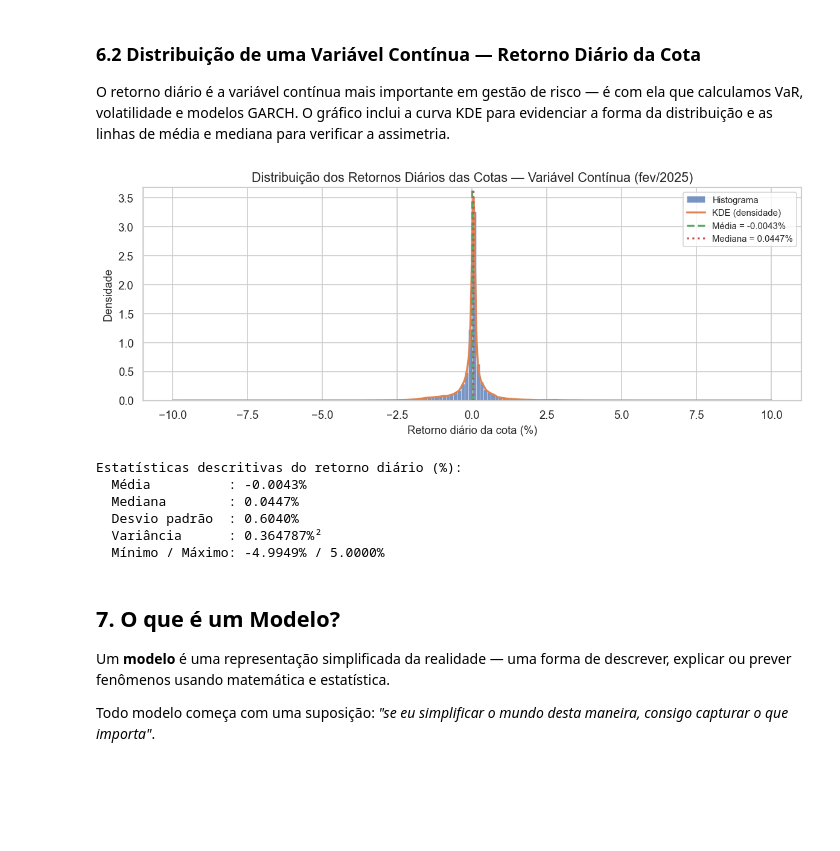
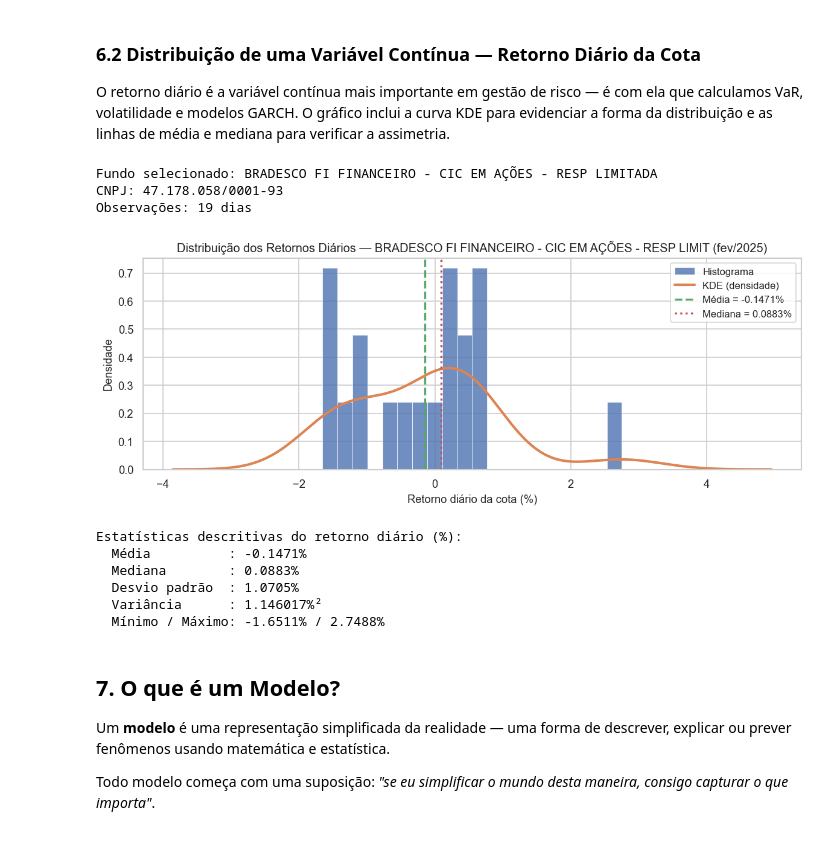
Before and after one commit to jescoelho/ciencia-dados, a Jupyter notebook: notebooks/fundamentos/02_medidas_posicao.ipynb, the cells around one changed output. Cells and saved outputs as stored; diff of their text form; code cells hidden in the pictures; blank space fills up the shorter version.

Commit message:
Refactor: reestrutura seção 3 com subitens para média, mediana e moda; simplifica 3.4 e melhora gráfico 6.2

```diff
--- a/notebooks/fundamentos/02_medidas_posicao.ipynb
+++ b/notebooks/fundamentos/02_medidas_posicao.ipynb
@@ -244,41 +259,61 @@ Moda (tipo mais comum): FI — 29,538 fundos (64.1%)
 
 O retorno diário é a variável contínua mais importante em gestão de risco — é com ela que calculamos VaR, volatilidade e modelos GARCH. O gráfico inclui a curva KDE para evidenciar a forma da distribuição e as linhas de média e mediana para verificar a assimetria.
 # %%
-# Foco nos retornos entre -5% e +5% para melhor visualização
-ret_plot = retornos[(retornos > -0.05) & (retornos < 0.05)] * 100  # converter para %
+# Seleciona o fundo com maior número médio de cotistas no mês
+fundo_ref = (
+    inf.groupby("CNPJ_FUNDO_CLASSE")["NR_COTST"]
+    .mean()
+    .idxmax()
+)
+nome_ref = cad.loc[cad["CNPJ_FUNDO"] == fundo_ref, "DENOM_SOCIAL"].values
+nome_ref = nome_ref[0] if len(nome_ref) > 0 else fundo_ref
 
+# Retornos diários desse fundo
+ret_fundo = (
+    inf[inf["CNPJ_FUNDO_CLASSE"] == fundo_ref]
+    .sort_values("DT_COMPTC")["VL_QUOTA"]
+    .pct_change()
+    .dropna() * 100
+)
+
+print(f"Fundo selecionado: {nome_ref}")
+print(f"CNPJ: {fundo_ref}")
+print(f"Observações: {len(ret_fundo)} dias")
+
+# Gráfico
 fig, ax = plt.subplots(figsize=(10, 4))
-ax.hist(ret_plot, bins=80, density=True, color="#4C72B0", edgecolor="white",
-        linewidth=0.3, alpha=0.75, label="Histograma")
-
-ret_plot.plot.kde(ax=ax, color="#DD8452", linewidth=2, label="KDE (densidade)")
-
-ax.axvline(ret_plot.mean(),   color="#55A868", linewidth=2, linestyle="--",
-           label=f"Média = {ret_plot.mean():.4f}%")
-ax.axvline(ret_plot.median(), color="#C44E52", linewidth=2, linestyle=":",
-           label=f"Mediana = {ret_plot.median():.4f}%")
+ax.hist(ret_fundo, bins=20, density=True, color="#4C72B0",
+        edgecolor="white", linewidth=0.5, alpha=0.8, label="Histograma")
+ret_fundo.plot.kde(ax=ax, color="#DD8452", linewidth=2.5, label="KDE (densidade)")
+ax.axvline(ret_fundo.mean(),   color="#55A868", linewidth=2, linestyle="--",
+           label=f"Média = {ret_fundo.mean():.4f}%")
+ax.axvline(ret_fundo.median(), color="#C44E52", linewidth=2, linestyle=":",
+           label=f"Mediana = {ret_fundo.median():.4f}%")
 
 ax.set_xlabel("Retorno diário da cota (%)", fontsize=11)
 ax.set_ylabel("Densidade", fontsize=11)
-ax.set_title("Distribuição dos Retornos Diários das Cotas — Variável Contínua (fev/2025)", fontsize=13)
-ax.legend(fontsize=9)
+ax.set_title(f"Distribuição dos Retornos Diários — {nome_ref[:50]} (fev/2025)", fontsize=12)
+ax.legend(fontsize=10)
 plt.tight_layout()
 plt.show()
 
 print(f"\nEstatísticas descritivas do retorno diário (%):")
-print(f"  Média          : {ret_plot.mean():.4f}%")
-print(f"  Mediana        : {ret_plot.median():.4f}%")
-print(f"  Desvio padrão  : {ret_plot.std():.4f}%")
-print(f"  Variância      : {ret_plot.var():.6f}%²")
-print(f"  Mínimo / Máximo: {ret_plot.min():.4f}% / {ret_plot.max():.4f}%")
+print(f"  Média          : {ret_fundo.mean():.4f}%")
+print(f"  Mediana        : {ret_fundo.median():.4f}%")
+print(f"  Desvio padrão  : {ret_fundo.std():.4f}%")
+print(f"  Variância      : {ret_fundo.var():.6f}%²")
+print(f"  Mínimo / Máximo: {ret_fundo.min():.4f}% / {ret_fundo.max():.4f}%")
 # %% [output]
+Fundo selecionado: BRADESCO FI FINANCEIRO - CIC EM AÇÕES - RESP LIMITADA
+CNPJ: 47.178.058/0001-93
+Observações: 19 dias
-[figure, old version]
+[figure, new version]
-Estatísticas descritivas do retorno diário (%):
-  Média          : -0.0043%
-  Mediana        : 0.0447%
-  Desvio padrão  : 0.6040%
-  Variância      : 0.364787%²
-  Mínimo / Máximo: -4.9949% / 5.0000%
+Estatísticas descritivas do retorno diário (%):
+  Média          : -0.1471%
+  Mediana        : 0.0883%
+  Desvio padrão  : 1.0705%
+  Variância      : 1.146017%²
+  Mínimo / Máximo: -1.6511% / 2.7488%
 # %% [markdown]
 ## 7. O que é um Modelo?
 
```
Also changed, not shown: parts of 4 cells of this notebook.
